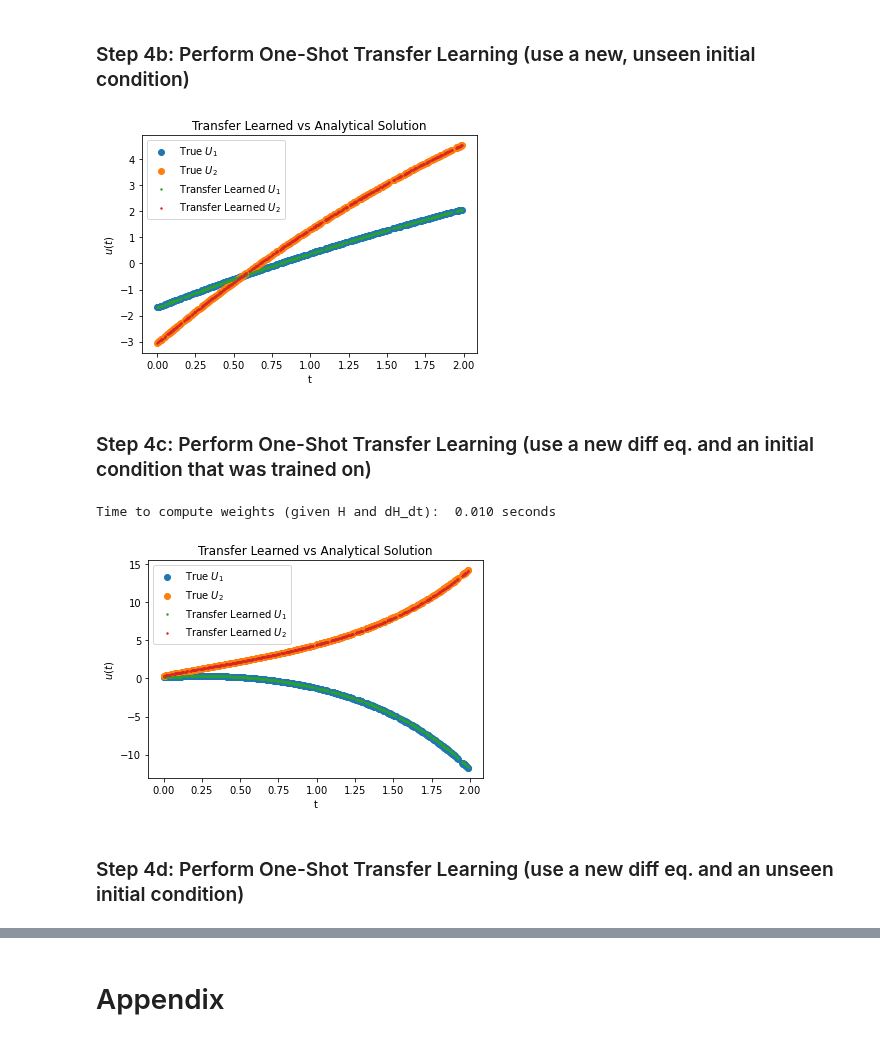
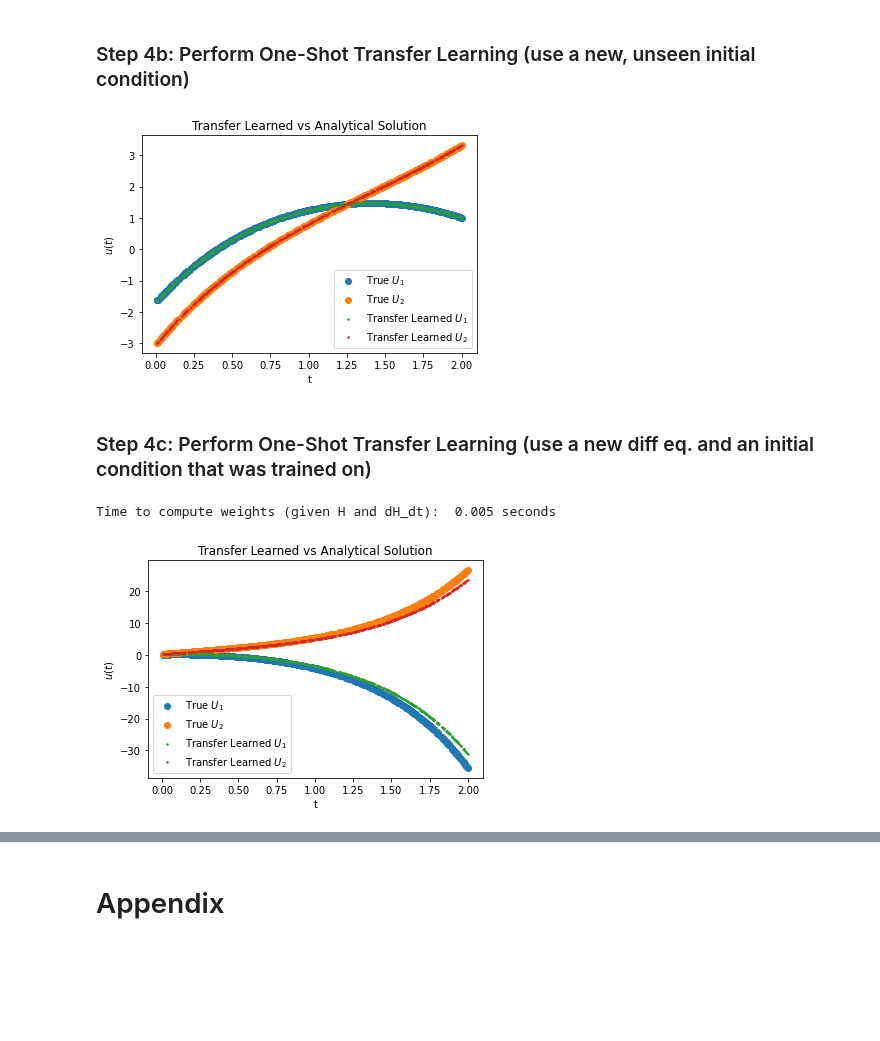
Before and after one commit to Hari-Raval/Harvard-Thesis, a Jupyter notebook: src/transfer_learning_two_linear_ode/system_linear_ode_with_transfer_learning-v5.ipynb, the cells around one changed output, grey strips where cells are left out. Saved outputs shown, nothing was run; the diff lists cells and outputs as text; code cells hidden in the pictures; blank space fills up the shorter version.

```diff
--- a/src/transfer_learning_two_linear_ode/system_linear_ode_with_transfer_learning-v5.ipynb
+++ b/src/transfer_learning_two_linear_ode/system_linear_ode_with_transfer_learning-v5.ipynb
@@ -358,12 +408,13 @@ def plot_transfer_learned_and_analytical(H, W_out, t_eval, v, A, force, num_equa
 
     # plot the true solutions
     for i in range(num_equations):
-        plt.scatter(t_eval.detach().numpy(), true_funct(t_eval.detach().numpy(), v, A, force)[i],
+        plt.scatter(t_eval.detach().cpu().numpy(),
+                    true_funct(t_eval.detach().cpu().numpy(), v.detach().cpu(), A.detach().cpu(), force.detach().cpu())[i],
                     label= f'True $U_{i+1}$');
 
     # plot the transfer learned solutions
     for i in range(num_equations):
-        plt.scatter(t_eval.detach().numpy(), u_transfer[:, i, :].detach().numpy(),
+        plt.scatter(t_eval.detach().cpu().numpy(), u_transfer[:, i, :].detach().cpu().numpy(),
                     label=f'Transfer Learned $U_{i+1}$', s=2);
 
     plt.xlabel("t")
@@ -450,8 +494,38 @@ true_coupled_3_eq = lambda x, v, A, force: (solve_ivp(triple_coupled_equation, [
+# %%
+# numerical solutions (using Runge-Kutta) for various differential equations
+
+def single_equation(t, y, A, force):
+    return np.array(force - A * y)
+
+true_single_eq = lambda x, v, A, force: (solve_ivp(single_equation, [x_range[0], x_range[1]],
+                                                    [v.squeeze()], args=(A, force), t_eval=x.squeeze()).y)
+
+def double_coupled_equation(t, y, A, force):
+    return np.array([force[0].detach().item() - A[0][1] * y[1],
+                     force[1].detach().item() - A[1][0] * y[0]])
+
+true_coupled_2_eq = lambda x, v, A, force: (solve_ivp(double_coupled_equation, [0, 2],
+                                                    v.squeeze(), args=(A, force), t_eval=x.squeeze()).y)
+
+def double_non_coupled_equation(t, y, A, force):
+    return np.array([force[0].detach().item() - A[0][0] * y[0],
+                     force[1].detach().item() - A[1][1] * y[1]])
+
+true_non_coupled_2_eq = lambda x, v, A, force: (solve_ivp(double_non_coupled_equation, [0, 2],
+                                                    v.squeeze(), args=(A, force), t_eval=x.squeeze()).y)
+
+def triple_coupled_equation(t, y, A, force):
+    return np.array([force[0].detach().item() - A[0][2] * y[2],
+                     force[1].detach().item() - A[1][0] * y[0],
+                     force[2].detach().item() - A[2][1] * y[1]])
+
+true_coupled_3_eq = lambda x, v, A, force: (solve_ivp(triple_coupled_equation, [0, 2],
+                                                    v.squeeze(), args=(A, force), t_eval=x.squeeze()).y)
 # %% [markdown]
 ### Step 2: Run Model
 # %%
 # choose the equation(s) to work with
-A_list = A_coupled_2_eq_hard
+A_list = A_coupled_2_eq_easy
 true_funct = true_coupled_2_eq
 v_list = v_list_two_eq
 force = force_two_eq
@@ -513,25 +587,23 @@ Time to compute weights (given H and dH_dt):  0.043 seconds
 ### Step 4b: Perform One-Shot Transfer Learning (use a new, unseen initial condition)
 # %%
 # choose new initial condition that has not been trained on (harder case)
-v_transfer = torch.tensor([[-1.69], [-3.05]])
+v_transfer = torch.tensor([[-1.69], [-3.05]], device=dev)
 # compute the transfer learned solution
 W_out_transfer = torch.matmul(M_inv, force_terms + torch.matmul(H_0.T, v_transfer))
 plot_transfer_learned_and_analytical(H, W_out_transfer, t_eval, v_transfer, A, force,
                                      num_equations, true_funct)
 # %% [output]
-[figure, old version]
+[figure, new version]
 # %% [markdown]
 ### Step 4c: Perform One-Shot Transfer Learning (use a new diff eq. and an initial condition that was trained on)
 # %%
 # new differential equation to apply training to
-transfer_A = torch.tensor([[0, 1.5], [1.1, 0]])
+transfer_A = torch.tensor([[0, 2.5], [1.1, 0]], device=dev)
 
 M_inv_new, W_out_new_A, force_terms_new = analytically_compute_weights(dH_dt_new, H, H_0, t_eval,
                                                                        v, transfer_A, force)
 plot_transfer_learned_and_analytical(H, W_out_new_A, t_eval, v, transfer_A, force,
                                      num_equations, true_funct)
 # %% [output]
-Time to compute weights (given H and dH_dt):  0.010 seconds
+Time to compute weights (given H and dH_dt):  0.005 seconds
-[figure, old version]
+[figure, new version]
-# %% [markdown]
-### Step 4d: Perform One-Shot Transfer Learning (use a new diff eq. and an unseen initial condition)
```
Also changed, not shown: parts of 27 cells of this notebook.
